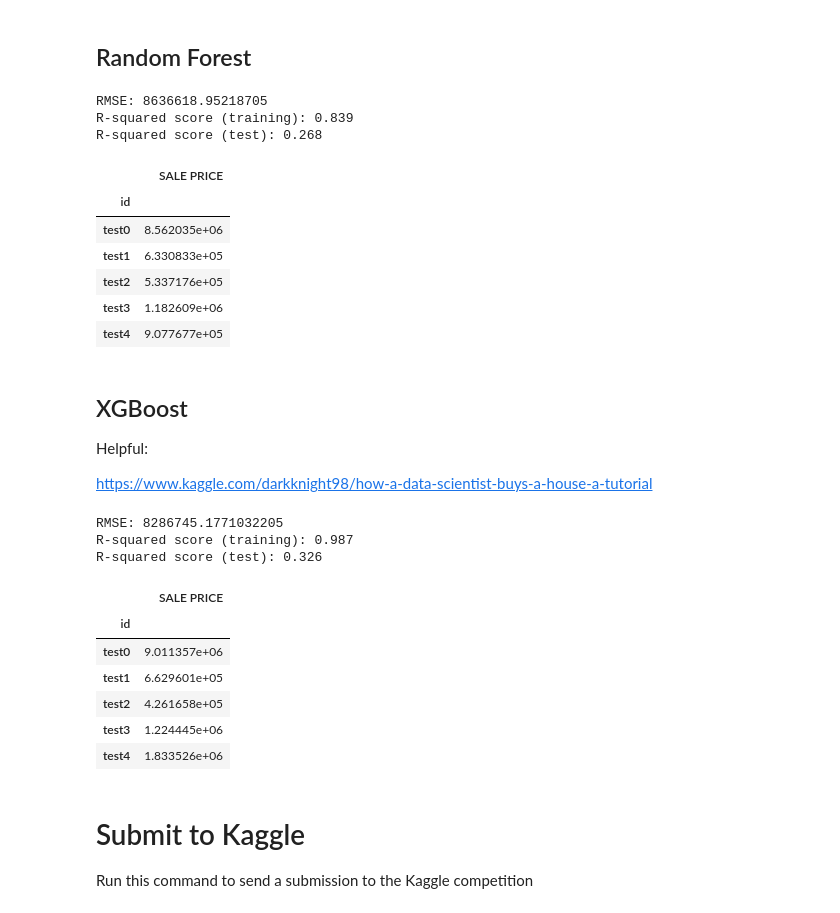
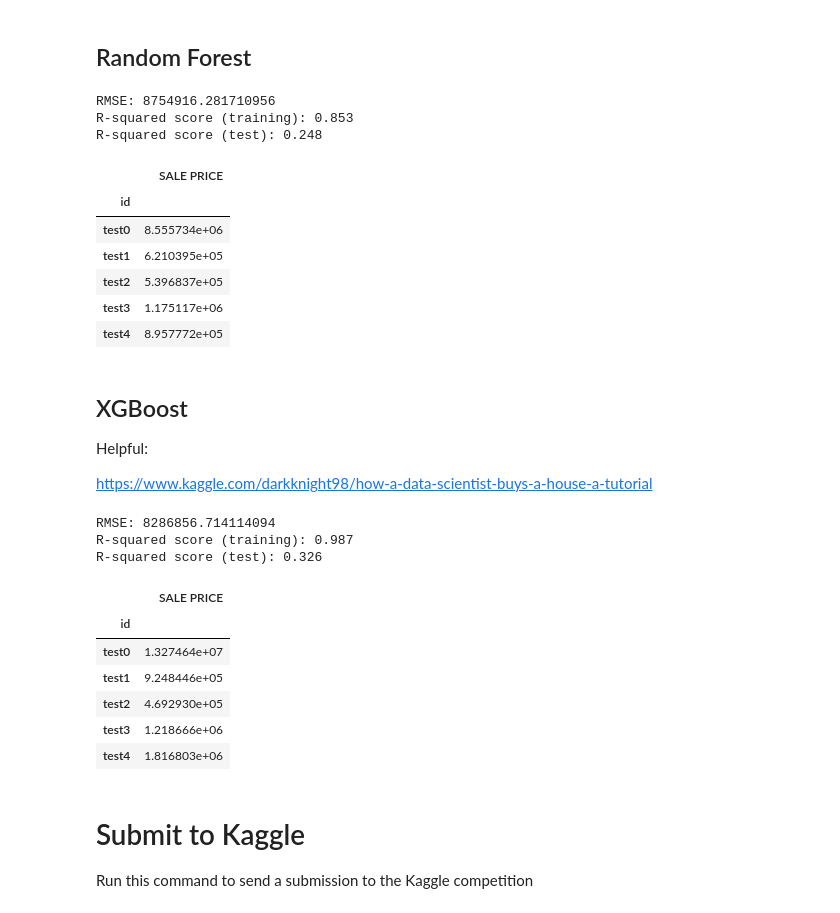
Before and after one commit to evilpegasus/Real-Estate-Price-Prediction, a Jupyter notebook: regression.ipynb, the cells around one changed output. Cells and saved outputs as stored; diff of their text form; code cells hidden in the pictures.

```diff
--- a/regression.ipynb
+++ b/regression.ipynb
@@ -137,7 +153,7 @@ def rmse(y_test,y_pred):
 # %%
 # linear regression
 linreg = linear_model.LinearRegression()
-linreg.fit(X_train, y_train)
+linreg.fit(, y_train)
 y_pred_lin = linreg.predict(X_valid)
 rmse(y_valid, y_pred_lin)
 print("RMSE: " + str(rmse(y_valid, y_pred_lin)))
@@ -188,10 +204,10 @@ lasso_res
   success: True
         x: array([31593.99999265])
 # %%
-lasso_regr = linear_model.Lasso(alpha = 10, max_iter = 500)
-lasso_regr.fit(X_train, y_train)
-Y_pred_lasso = lasso_regr.predict(X_valid)
+lasso_regr = linear_model.Lasso(alpha = 10, max_iter = 1000)
+lasso_regr.fit(X_train_scaled, y_train)
+Y_pred_lasso = lasso_regr.predict(X_valid_scaled)
 print("RMSE: " + str(rmse(y_valid, Y_pred_lasso)))
-print('R-squared score (training): {:.3f}'.format(lasso_regr.score(X_train, y_train)))
-print('R-squared score (test): {:.3f}'.format(lasso_regr.score(X_valid, y_valid)))
+print('R-squared score (training): {:.3f}'.format(lasso_regr.score(X_train_scaled, y_train)))
+print('R-squared score (test): {:.3f}'.format(lasso_regr.score(X_valid_scaled, y_valid)))
 # %% [output]
@@ -218,9 +234,9 @@ lasso_submission.head()
 # %%
 # Ridge regression
 ridge = linear_model.Ridge(alpha = 0.029, normalize = True)
-ridge.fit(X_train, y_train)
-Y_pred_ridge = ridge.predict(X_valid)
+ridge.fit(X_train_scaled, y_train)
+Y_pred_ridge = ridge.predict(X_valid_scaled)
 print("RMSE: " + str(rmse(y_valid, Y_pred_ridge)))
-print('R-squared score (training): {:.3f}'.format(ridge.score(X_train, y_train)))
-print('R-squared score (test): {:.3f}'.format(ridge.score(X_valid, y_valid)))
+print('R-squared score (training): {:.3f}'.format(ridge.score(X_train_scaled, y_train)))
+print('R-squared score (test): {:.3f}'.format(ridge.score(X_valid_scaled, y_valid)))
 # %% [output]
@@ -248,30 +264,30 @@ from sklearn.ensemble import RandomForestRegressor
 # %%
 # Random forest
 rf_regr = RandomForestRegressor()
-rf_regr.fit(X_train, y_train)
-Y_pred_rf = rf_regr.predict(X_valid)
+rf_regr.fit(X_train_scaled, y_train)
+Y_pred_rf = rf_regr.predict(X_valid_scaled)
 rmse(y_valid, Y_pred_rf)
 print("RMSE: " + str(rmse(y_valid, Y_pred_rf)))
-print('R-squared score (training): {:.3f}'.format(rf_regr.score(X_train, y_train)))
-print('R-squared score (test): {:.3f}'.format(rf_regr.score(X_valid, y_valid)))
+print('R-squared score (training): {:.3f}'.format(rf_regr.score(X_train_scaled, y_train)))
+print('R-squared score (test): {:.3f}'.format(rf_regr.score(X_valid_scaled, y_valid)))
 # %% [output]
-RMSE: 8636618.95218705
-R-squared score (training): 0.839
-R-squared score (test): 0.268
+RMSE: 8754916.281710956
+R-squared score (training): 0.853
+R-squared score (test): 0.248
 # %%
-rf_submission = pd.DataFrame(rf_regr.predict(df[(df.shape[0] - test_row_count):].drop("SALE PRICE", 1)))
+rf_submission = pd.DataFrame(rf_regr.predict(X_test_scaled))
 rf_submission.index = X_test["id"]
 rf_submission.columns = ["SALE PRICE"]
 rf_submission.to_csv("output/rf_submission.csv")
 rf_submission.head()
 # %% [output]
 |  | SALE PRICE |
 | id |  |
-| test0 | 8.562035e+06 |
-| test1 | 6.330833e+05 |
-| test2 | 5.337176e+05 |
-| test3 | 1.182609e+06 |
-| test4 | 9.077677e+05 |
+| test0 | 8.555734e+06 |
+| test1 | 6.210395e+05 |
+| test2 | 5.396837e+05 |
+| test3 | 1.175117e+06 |
+| test4 | 8.957772e+05 |
 # %% [markdown]
 ## XGBoost
 
@@ -324,19 +340,19 @@ regressor = xgboost.XGBRegressor(base_score=1, booster='gbtree', colsample_bylev
              reg_alpha=0, reg_lambda=1, scale_pos_weight=1, subsample=1,
              tree_method='exact', validate_parameters=1, verbosity=None)
 # %%
-regressor.fit(X_train, y_train)
-Y_pred_xgb = regressor.predict(X_valid)
+regressor.fit(X_train_scaled, y_train)
+Y_pred_xgb = regressor.predict(X_valid_scaled)
 
 print("RMSE: " + str(rmse(y_valid, Y_pred_xgb)))
-print('R-squared score (training): {:.3f}'.format(regressor.score(X_train, y_train)))
+print('R-squared score (training): {:.3f}'.format(regressor.score(X_train_scaled, y_train)))
 # regressor.fit(X_valid, y_valid)
-print('R-squared score (test): {:.3f}'.format(regressor.score(X_valid, y_valid)))
+print('R-squared score (test): {:.3f}'.format(regressor.score(X_valid_scaled, y_valid)))
 # %% [output]
-RMSE: 8286745.1771032205
+RMSE: 8286856.714114094
 R-squared score (training): 0.987
 R-squared score (test): 0.326
 # %%
-xgb_pred = regressor.predict(df[(df.shape[0] - test_row_count):].drop("SALE PRICE", 1))
+xgb_pred = regressor.predict(X_test_scaled)
 xgb_pred = pd.DataFrame(xgb_pred)
 
 xgb_pred.index = X_test["id"]
@@ -347,11 +363,11 @@ xgb_pred.head()
 # %% [output]
 |  | SALE PRICE |
 | id |  |
-| test0 | 9.011357e+06 |
-| test1 | 6.629601e+05 |
-| test2 | 4.261658e+05 |
-| test3 | 1.224445e+06 |
-| test4 | 1.833526e+06 |
+| test0 | 1.327464e+07 |
+| test1 | 9.248446e+05 |
+| test2 | 4.692930e+05 |
+| test3 | 1.218666e+06 |
+| test4 | 1.816803e+06 |
 # %% [markdown]
 # Submit to Kaggle
 Run this command to send a submission to the Kaggle competition
```
Also changed, not shown: parts of 9 cells of this notebook, 4 other files.
